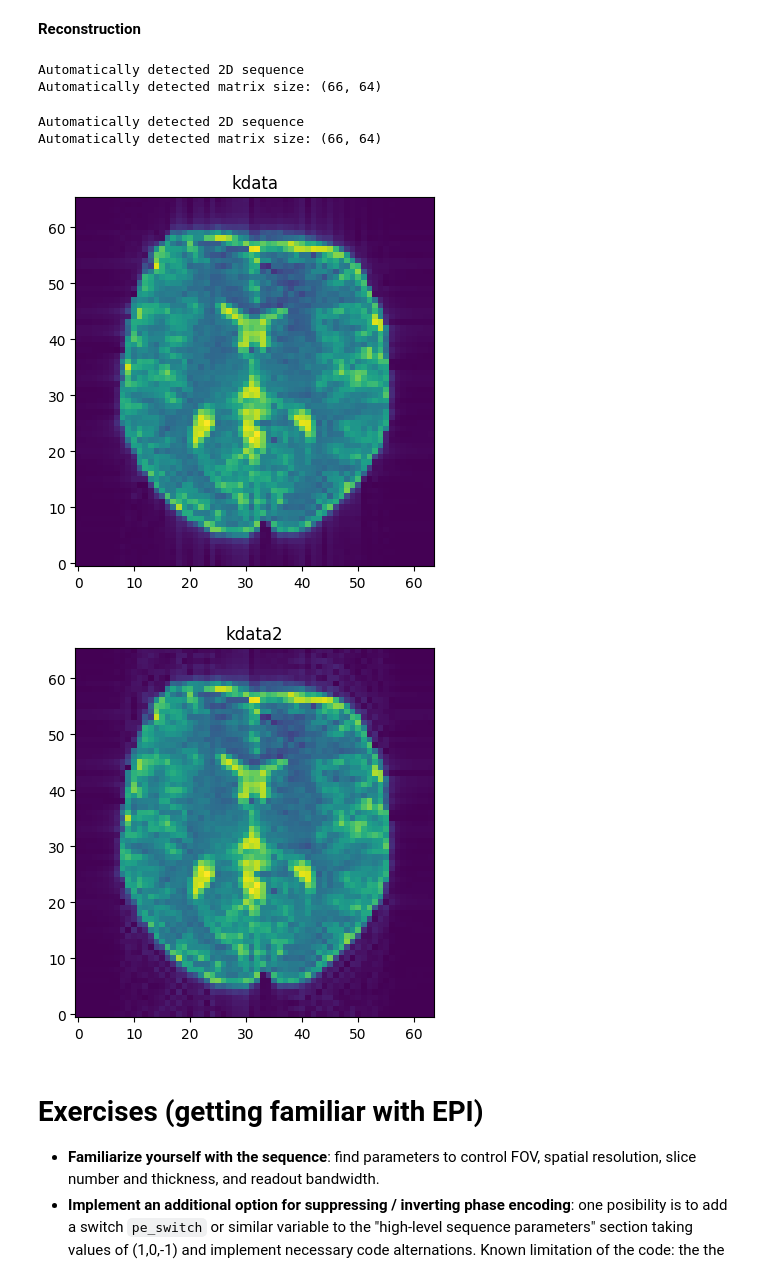
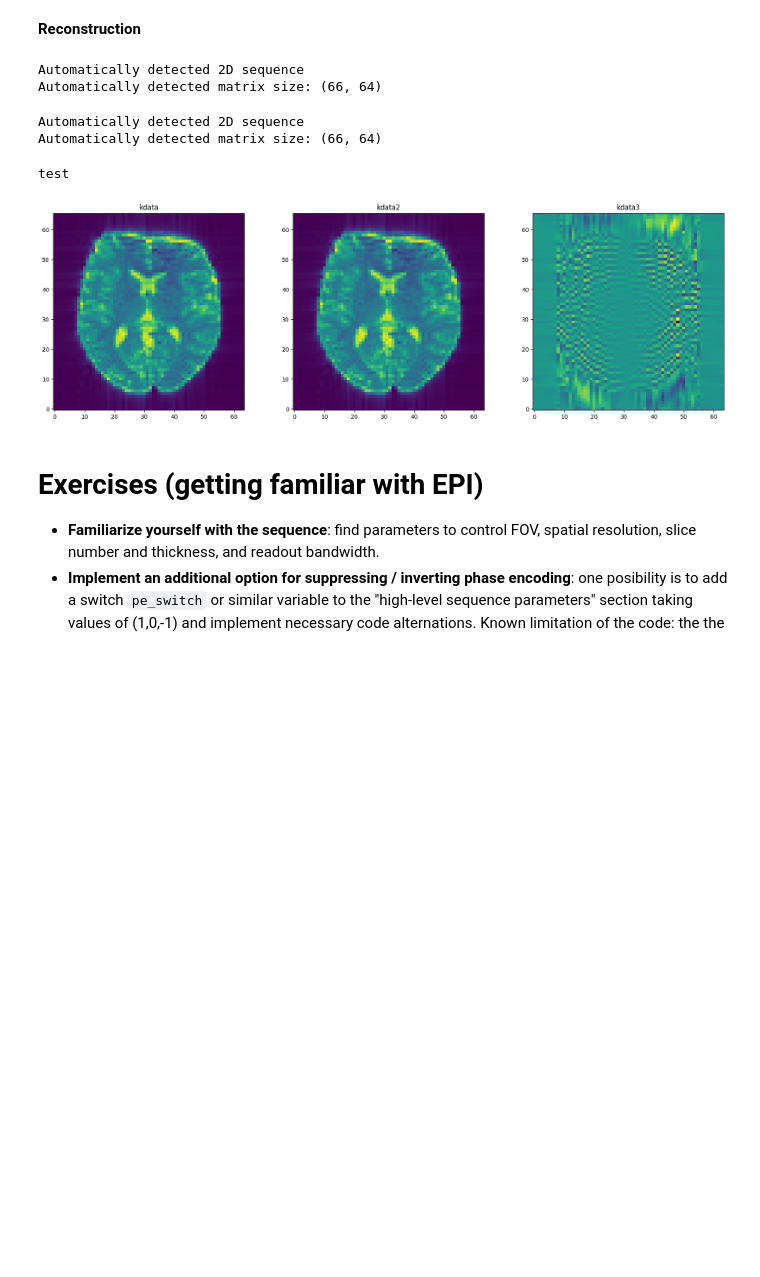
Before and after one commit to Nikbert/EPI_simulations, a Jupyter notebook: tutorials/07_echo_planar_imaging/notebooks/01_write_and_simulate_basic_EPI.ipynb, the cells around one changed output. Drawn from its saved outputs; the diff is of its cells as text; code cells hidden in the pictures; blank space fills up the shorter version.

```diff
--- a/tutorials/07_echo_planar_imaging/notebooks/01_write_and_simulate_basic_EPI.ipynb
+++ b/tutorials/07_echo_planar_imaging/notebooks/01_write_and_simulate_basic_EPI.ipynb
@@ -98,14 +101,14 @@ gx2 = mr.make_trapezoid(
     system=system,
     #amplitude = (k_width) / ro_duration + 0.05,
     #amplitude = (k_width + delta_k/2) / ro_duration,
-    amplitude = (k_width + 0.5) / ro_duration,
+    amplitude = (k_width + 0.05) / ro_duration,
     flat_time=flat_time,
 )
 gx3 = mr.make_trapezoid(
     channel="x",
     system=system,
     #amplitude = (k_width) / ro_duration - 0.127,
-    amplitude = (k_width - 0.5) / ro_duration,
+    amplitude = (k_width - 0.05) / ro_duration,
     flat_time=flat_time,
 )
 
@@ -169,7 +172,7 @@ for s in range(n_slices):
   #    seq2.add_block(gy)  # Phase blip
   #    gx_curr = mr.scale_grad(gx_curr,-1)  # Reverse polarity of read gradient
 
-  for i in range(6):
+  for i in range(1):
     #seq.add_block(gx_curr2)  # Change first of k-space out
     seq2.add_block(gx_curr2, adc)  # Read one line of k-space out
     seq2.add_block(gy)  # Phase blip
@@ -192,7 +195,7 @@ for s in range(n_slices):
     seq2.add_block(gx_currr,adc)
     seq2.add_block(gy)  # Phase blip
 
-  for i in range(Ny-60):
+  for i in range(Ny-10):
     seq2.add_block(gx_curr, adc)  # Read one line of k-space out
     if i!=Ny-1:
       seq2.add_block(gy)  # Phase blip
@@ -364,36 +367,38 @@ Calculating repetition 1 / 1 - done
 # %%
 if simulate:
   rec = reconstruct(kdata, seq, trajectory_delay=0e-6, cartesian=False) # for the trajectory delay to work with the basic (non-ramp-sampling EPI) cartesian=False is needed
   # need to invert data dimentions because the reconstruction code uses iFFT to go from k-space to image space
   rec=rec[::-1,::-1]
 
 
 
   rec2 = reconstruct(kdata2, seq, trajectory_delay=0e-6, cartesian=False) # for the trajectory delay to work with the basic (non-ramp-sampling EPI) cartesian=False is needed
   # need to invert data dimentions because the reconstruction code uses iFFT to go from k-space to image space
   rec2=rec2[::-1,::-1]
 
   fig, ax = plt.subplots(nrows=1, ncols=3)
   ax = ax.flatten()
 
-  ax[0,0].imshow(abs(rec), origin='lower')
-  ax[0,0].set_title('kdata')
+  ax[0].imshow(abs(rec), origin='lower')
+  ax[0].set_title('kdata')
 
-  ax[0,1].imshow(abs(rec2), origin='lower')
-  ax[0,1].set_title('kdata2')
+  ax[1].imshow(abs(rec2), origin='lower')
+  ax[1].set_title('kdata2')
   print('test')
-  ax[0,2].imshow(abs(rec2*200), origin='lower')
-  ax[0,2].set_title('kdata3')
+  ax[2].imshow(abs(rec2)-abs(rec), origin='lower')
+  ax[2].set_title('kdata3')
 
   fig.tight_layout()
+  fig.set_figheight(6)
+  fig.set_figwidth(18)
   plt.show();
 # %% [output]
 Automatically detected 2D sequence
 Automatically detected matrix size: (66, 64)
 Automatically detected 2D sequence
 Automatically detected matrix size: (66, 64)
+test
-[figure, old version]
+[figure, new version]
-[figure, removed]
 # %% [markdown]
 # Exercises (getting familiar with EPI)
 * **Familiarize yourself with the sequence**: find parameters to control FOV, spatial resolution, slice number and thickness, and readout bandwidth.
```
Also changed, not shown: parts of 3 cells of this notebook.
